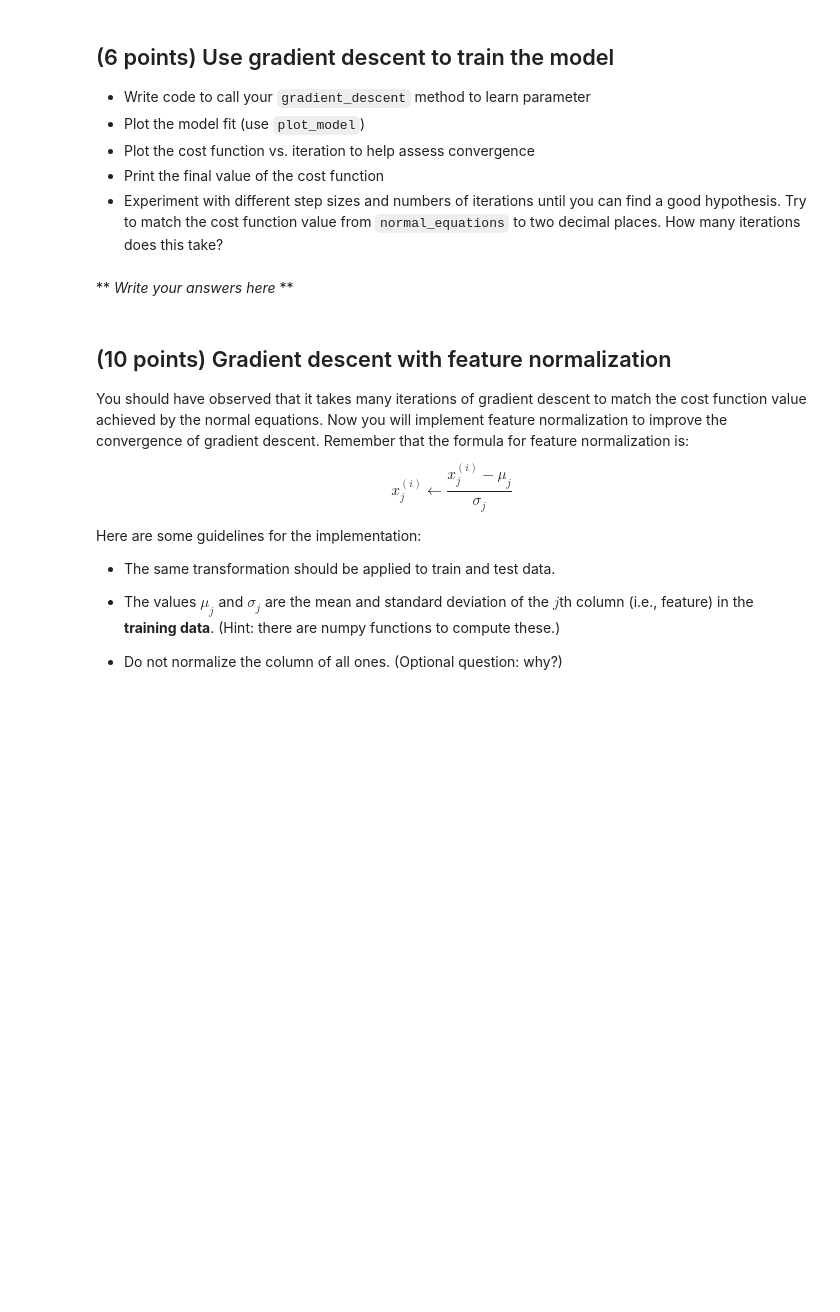
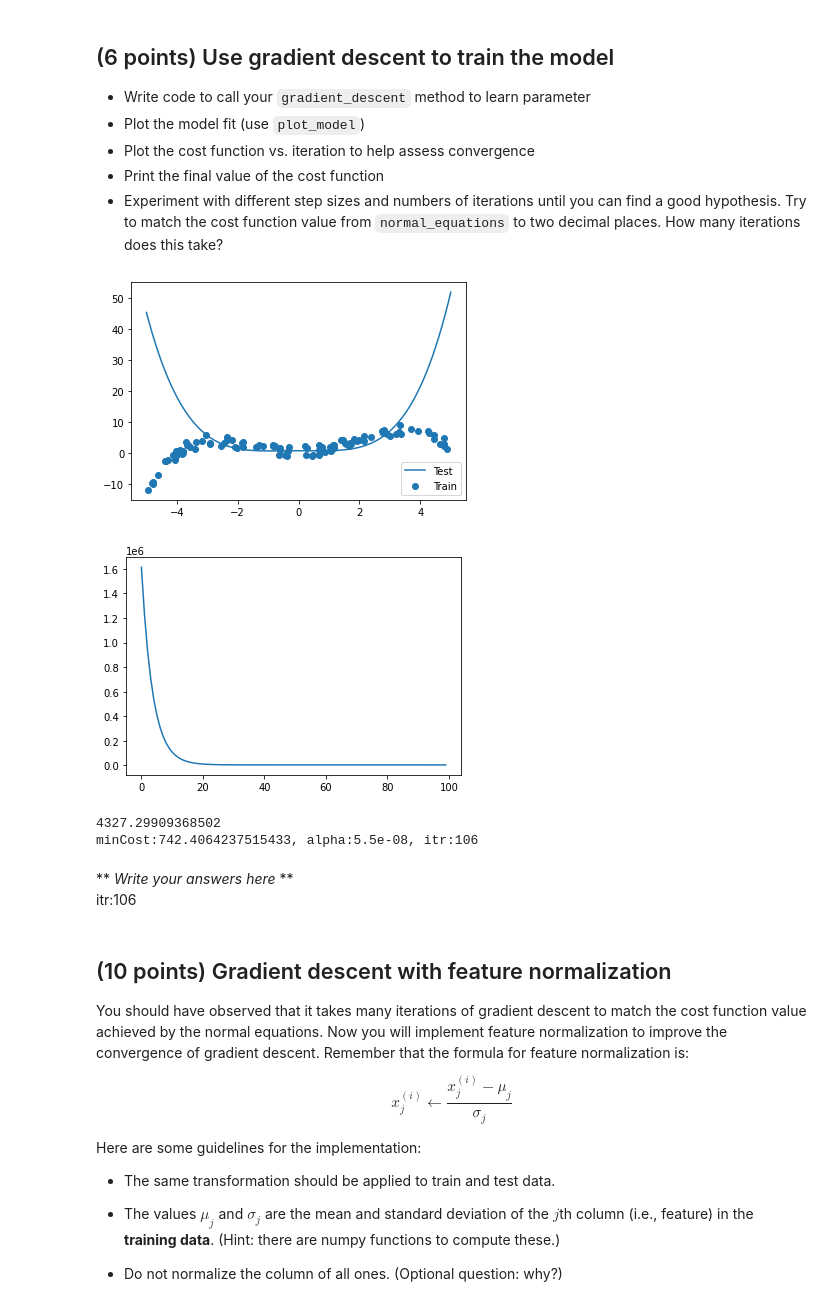
Before and after one commit to xixihaha1995/cosc5555, a Jupyter notebook: hw2/multivariate-linear-regression.ipynb, the cells around one changed output. Drawn from its saved outputs; the diff is of its cells as text; code cells hidden in the pictures; blank space fills up the shorter version.

```diff
--- a/hw2/multivariate-linear-regression.ipynb
+++ b/hw2/multivariate-linear-regression.ipynb
@@ -160,7 +160,7 @@ def cost_function_vec(X, y, theta):
 
     # TODO: write correct code to implement the cost function given above
     # You CANNOT use for-loops here!
-    cost = np.sum((X@theta - y)**2)
+    cost = np.sum((X@theta - y)**2)/2
     return cost
 # %% [markdown]
 ## Test the cost function
@@ -212,0 +207,16 @@ theta_random = np.random.rand(n)
+# %%
+np.random.seed(1)
+theta_random = np.random.rand(n)
+##################
+# TODO: implement your code here #
+import time
+for_time = time.time()
+for i in range(100):
+    cost_function_loops(X, y, theta_random)
+print("--- for time:%s seconds ---" % (time.time() - for_time))
+
+vec_time = time.time()
+for i in range(100):
+    cost_function_vec(X, y, theta_random)
+print("--- vec time:%s seconds ---" % (time.time() - vec_time))
+##################
@@ -279,6 +299,8 @@ def gradient_descent( X, y, alpha, iters, theta=None ):
     for i in range(0, iters):
 
         # TODO: compute gradient (vectorized) and update theta
+        graRss = -2*X.T@(y - X@theta)
+        theta = theta - alpha*graRss
 
         # Record cost function
         J_history[i] = cost_function(X, y, theta)
@@ -296,5 +316,39 @@ def gradient_descent( X, y, alpha, iters, theta=None ):
+# %%
+# TODO: write code
+gratheta, J_his =  gradient_descent( X, y, 1e-8, 100, np.random.rand(n) )
+# theta_normal_equations = normal_equations(X, y)
+plot_model(X_test, gratheta)
+plt.show()
+plt.plot(J_his)
+plt.show()
+print(J_his[-1])
+
+# theta_normal_equations = normal_equations(X, y)
+# plot_model(X_test, theta_normal_equations)
+# print ("Cost function: %.2f" % cost_function(X, y, theta_normal_equations))
+# 48.54
+np.random.seed(1)
+minCost = 1e5
+optiPair = [0,0]
+for alpha in range(100):
+    # jump = 0
+    for itr in range(60,120):
+        gratheta, J_his =  gradient_descent( X, y, alpha*(1e-9), itr, np.random.rand(n))
+        # print(J_his[-1])
+        testCost = cost_function(X_test, y, gratheta)
+        if abs(testCost - minCost) < 1e-2 or (testCost < minCost):
+            minCost = testCost
+            optiPair[0] = alpha
+            optiPair[1] = itr
+print("minCost:%s, alpha:%s, itr:%s" %(minCost,optiPair[0]*(1e-9),optiPair[1]))
+# %% [output]
+[figure, added]
+[figure, added]
+4327.29909368502
+minCost:742.4064237515433, alpha:5.5e-08, itr:106
 # %% [markdown]
 ** *Write your answers here* **
+itr:106
 # %% [markdown]
 ## (10 points) Gradient descent with feature normalization
 You should have observed
```
Also changed, not shown: parts of 14 cells of this notebook.
